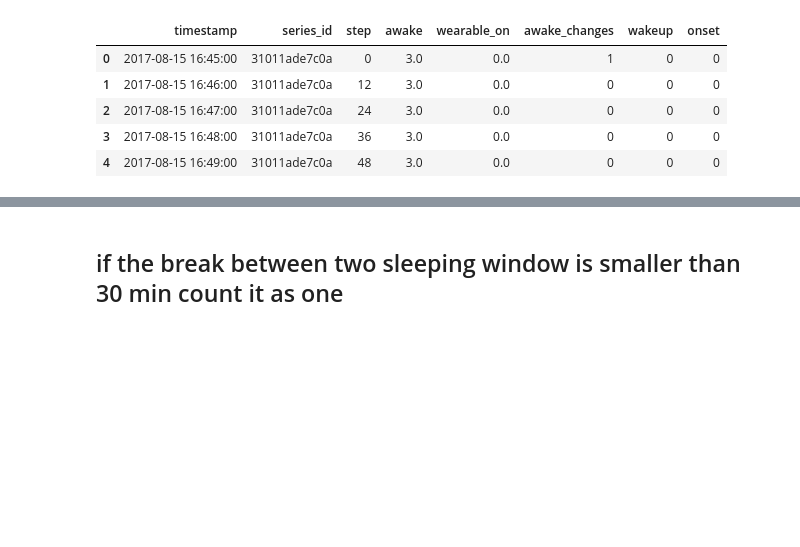
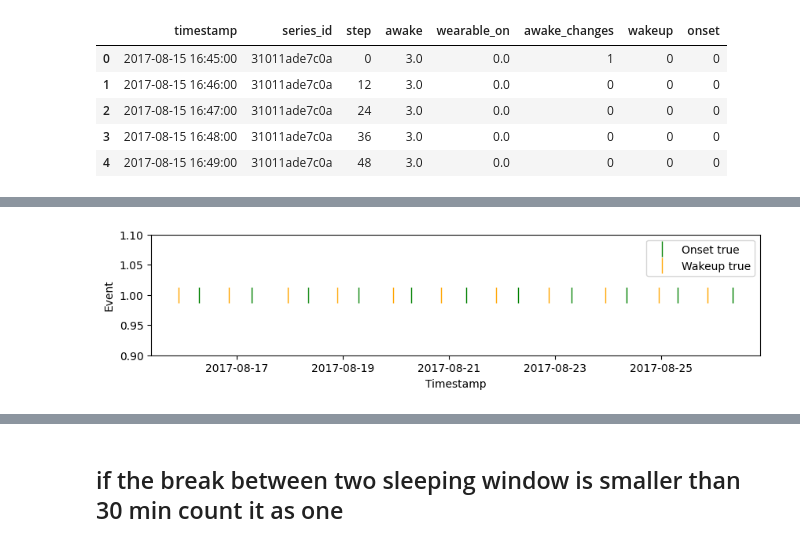
Before and after one commit to cedrege/AICH, a Jupyter notebook: code/rule-based-step.ipynb, the cells around one changed output, grey strips where cells are left out. Cells and saved outputs as stored; diff of their text form; code cells hidden in the pictures; blank space fills up the shorter version.

```diff
--- a/code/rule-based-step.ipynb
+++ b/code/rule-based-step.ipynb
@@ -85,0 +88,3 @@ sample.head(3)
+# %%
+true = sample.copy()
+true.head()
@@ -245,0 +455,18 @@ new.head()
+# %%
+# Filter rows with onset or wakeup events
+onset_events_true = true[true['onset'] == 1]
+wakeup_events_true = true[true['wakeup'] == 1]
+
+plt.figure(figsize=(10, 2))
+# Create a plot with vertical lines for events
+plt.plot(onset_events_true['timestamp'], onset_events_true['onset'], '|', color='green', markersize=15, label='Onset true')
+plt.plot(wakeup_events_true['timestamp'], wakeup_events_true['wakeup'], '|', color='orange', markersize=15, label='Wakeup true')
+
+# Add labels and legend
+plt.xlabel('Timestamp')
+plt.ylabel('Event')
+plt.legend()
+plt.ylim([0.9, 1.1])
+plt.show()
+# %% [output]
+[figure, added]
```
Also changed, not shown: parts of 38 cells of this notebook.
